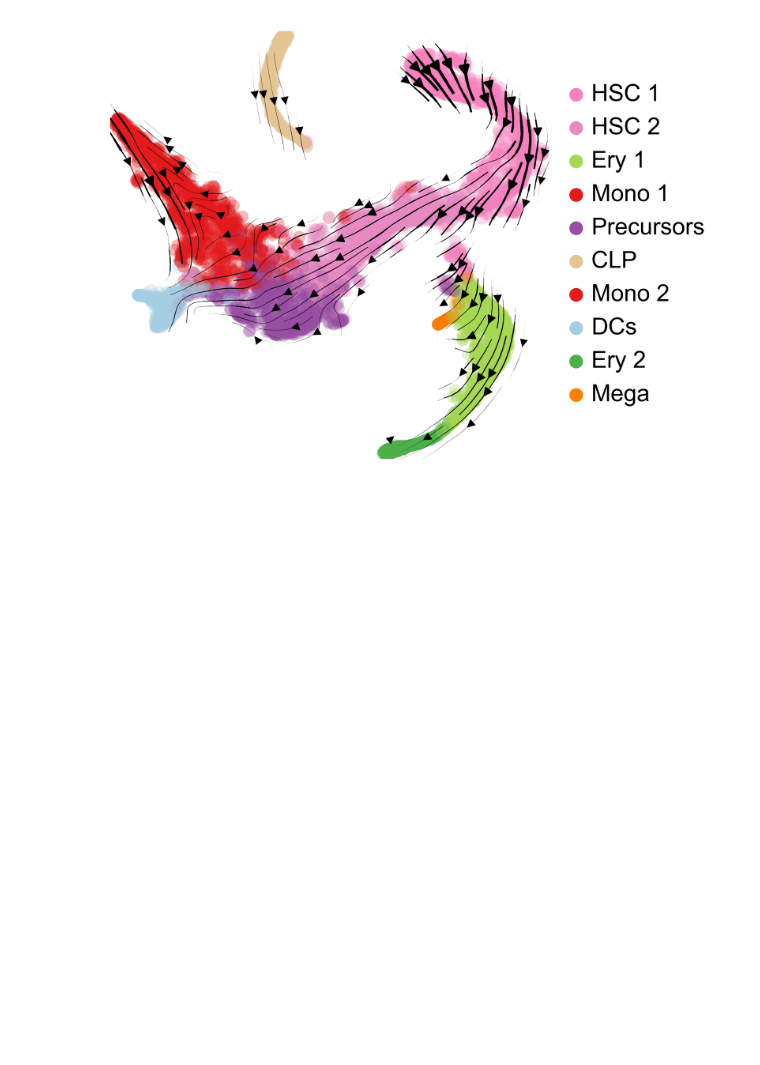
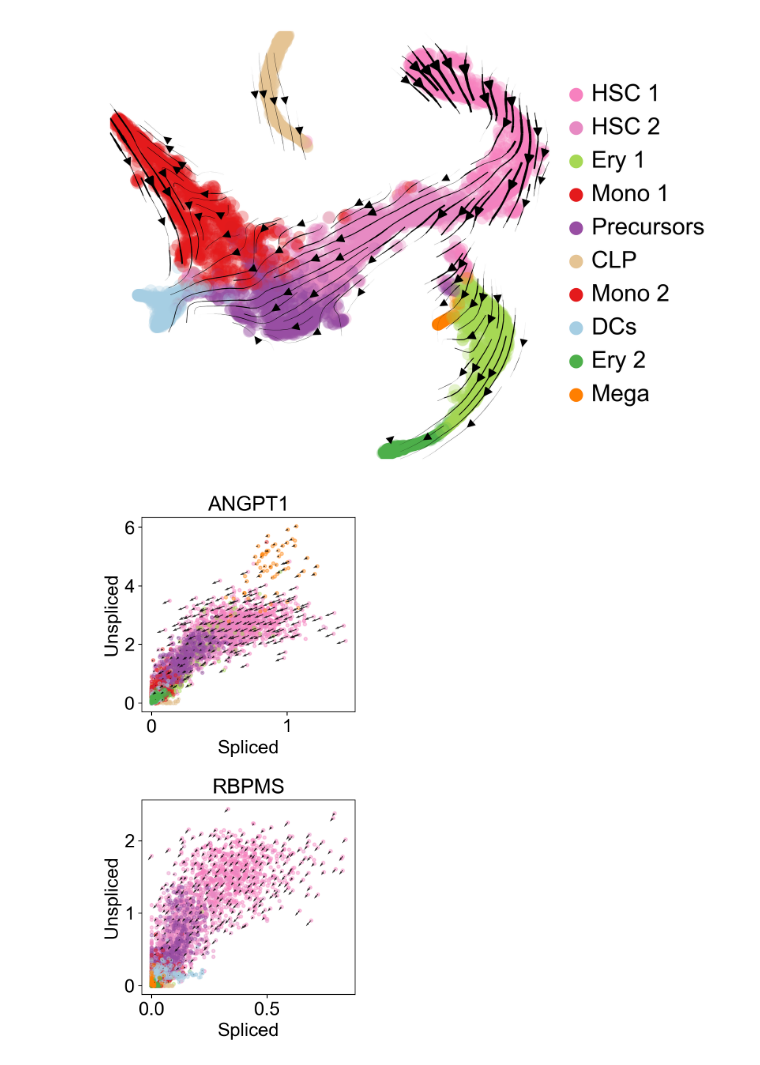
Before and after one commit to AnJunHao/02712_group_project, a Jupyter notebook: test_graphvelo_scv.ipynb, the cells around one changed output. Saved outputs shown, nothing was run; the diff lists cells and outputs as text; code cells hidden in the pictures; blank space fills up the shorter version.

Commit message:
Added project.plotting

```diff
--- a/test_graphvelo_scv.ipynb
+++ b/test_graphvelo_scv.ipynb
@@ -17,5 +6,5 @@ save_figure = True
 # %%
-adata = cr.datasets.bone_marrow()
+adata = bone_marrow()
 adata
 # %% [output]
 AnnData object with n_obs × n_vars = 5780 × 27876
@@ -134,2 +137,23 @@ scv.pl.velocity_embedding_stream(adata, **fig_kwargs)
 # %% [output]
 [figure]
+# %%
+kwargs = {
+    "genes": genes,
+    "color": "clusters",
+    "s_layer": "Ms",
+    "u_layer": "Mu",
+    "vs_layer": "velocity_gvs",
+    "vu_layer": "velocity_gvu",
+    "pointsize": 10,
+    "ncols": 1,
+    "scale": 3,
+    "downsample": 0.1,
+    "quiver_alpha": 0.8,
+    "figsize": (4.2, 8),
+    "show": False,
+}
+ax = project.pl.plot_velocity_phase(adata, **kwargs)
+# plt.savefig(str(FIG_DIR)+'/suppl_figures_mouse_ery/murk_gv100_phase.pdf', dpi=300, transparent=True)
+plt.show()
+# %% [output]
+[figure, added]
```
Also changed, not shown: parts of 14 cells of this notebook, 13 other files.
